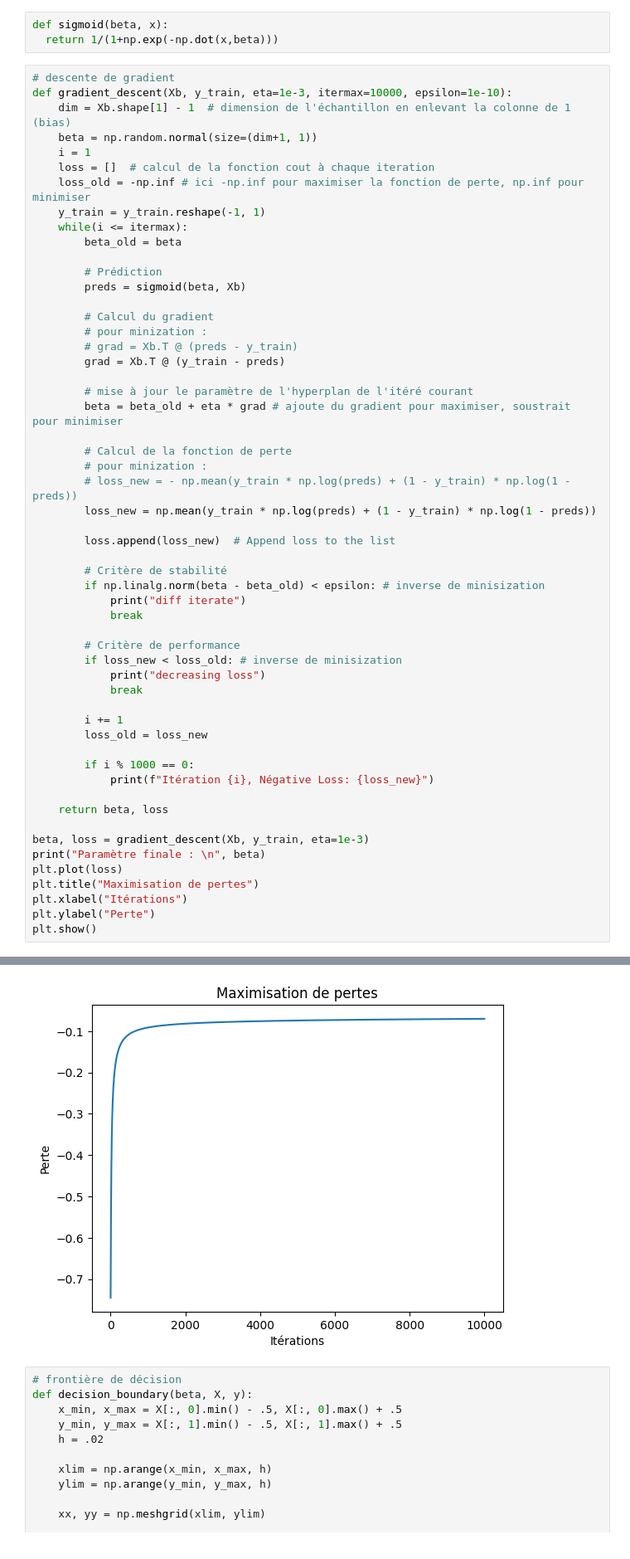
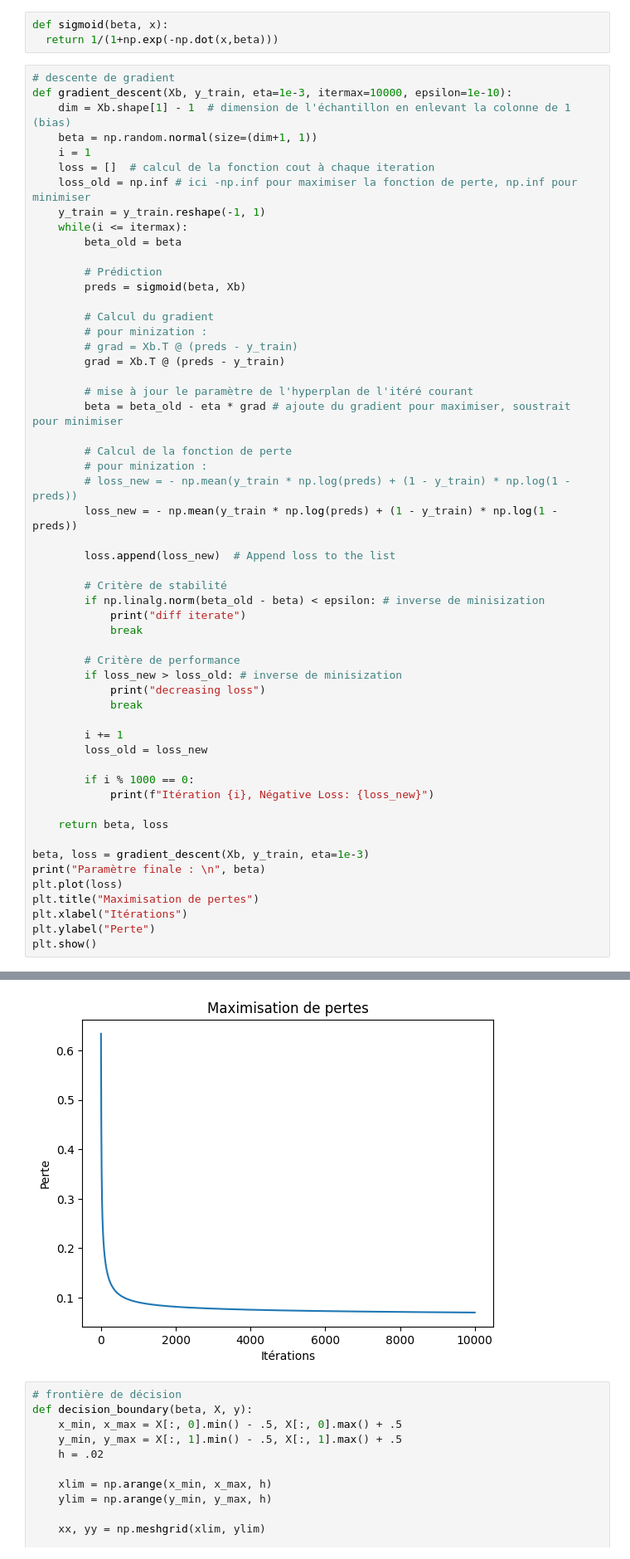
Before and after one commit to hiririri/Project_IntroML, a Jupyter notebook: Proj_IntroML_2023.ipynb, the cells around one changed output, grey strips where cells are left out. Shown at 83% size. Drawn from its saved outputs; the diff is of its cells as text.

```diff
--- a/Proj_IntroML_2023.ipynb
+++ b/Proj_IntroML_2023.ipynb
@@ -70,7 +70,7 @@ def gradient_descent(Xb, y_train, eta=1e-3, itermax=10000, epsilon=1e-10):
     beta = np.random.normal(size=(dim+1, 1))
     i = 1
     loss = []  # calcul de la fonction cout à chaque iteration
-    loss_old = -np.inf # ici -np.inf pour maximiser la fonction de perte, np.inf pour minimiser
+    loss_old = np.inf # ici -np.inf pour maximiser la fonction de perte, np.inf pour minimiser
     y_train = y_train.reshape(-1, 1)
     while(i <= itermax):
         beta_old = beta
@@ -81,25 +81,25 @@ def gradient_descent(Xb, y_train, eta=1e-3, itermax=10000, epsilon=1e-10):
         # Calcul du gradient
         # pour minization :
         # grad = Xb.T @ (preds - y_train)
-        grad = Xb.T @ (y_train - preds)
+        grad = Xb.T @ (preds - y_train)
 
         # mise à jour le paramètre de l'hyperplan de l'itéré courant
-        beta = beta_old + eta * grad # ajoute du gradient pour maximiser, soustrait pour minimiser
+        beta = beta_old - eta * grad # ajoute du gradient pour maximiser, soustrait pour minimiser
 
         # Calcul de la fonction de perte
         # pour minization :
         # loss_new = - np.mean(y_train * np.log(preds) + (1 - y_train) * np.log(1 - preds))
-        loss_new = np.mean(y_train * np.log(preds) + (1 - y_train) * np.log(1 - preds))
+        loss_new = - np.mean(y_train * np.log(preds) + (1 - y_train) * np.log(1 - preds))
 
         loss.append(loss_new)  # Append loss to the list
 
         # Critère de stabilité
-        if np.linalg.norm(beta - beta_old) < epsilon: # inverse de minisization
+        if np.linalg.norm(beta_old - beta) < epsilon: # inverse de minisization
             print("diff iterate")
             break
 
         # Critère de performance
-        if loss_new < loss_old: # inverse de minisization
+        if loss_new > loss_old: # inverse de minisization
             print("decreasing loss")
             break
 
@@ -136,4 +136,4 @@ Paramètre finale :
-[figure, old version]
+[figure, new version]
 # %%
 # frontière de décision
 def decision_boundary(beta, X, y):
```
Also changed, not shown: parts of 1 cell of this notebook.
